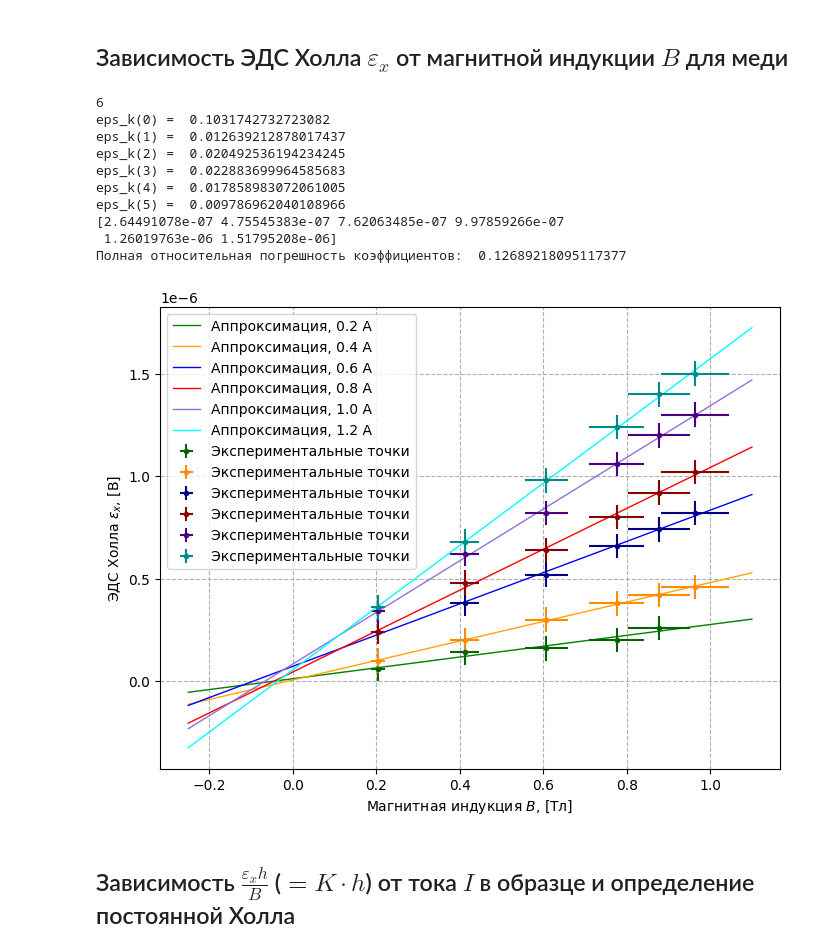
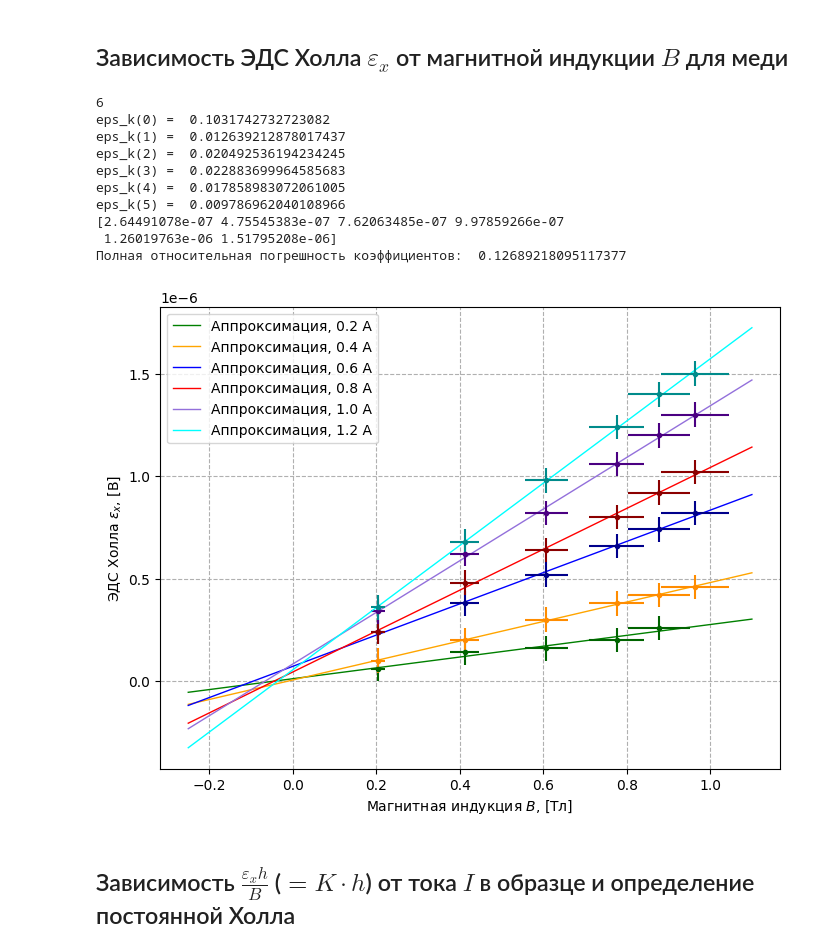
Before and after one commit to ufomann/lab_335, a Jupyter notebook: processing.ipynb, the cells around one changed output. Saved outputs shown, nothing was run; the diff lists cells and outputs as text; code cells hidden in the pictures.

```diff
--- a/processing.ipynb
+++ b/processing.ipynb
@@ -112,36 +112,36 @@ for i in range(len(Current_mag)):
     else:
         xs = MagnInd
     sigma_x = xs * (0.05 * 0.01 + eps_K)
     sigma_y = 0.06 * 10**(-6) #Систематическая погрешность = 1.5 мкВ * 4.0 * 1/100 (диапазон * класс точности)
 
     k, b, sigma_k, sigma_b = MNK(xs, ys)
     Koefs.append(k)
     print(f'eps_k({i}) = ', sigma_k/k)
     #В одну сторону
     plt.plot(x, k * x + b, "-r",linewidth=1, label=f'Аппроксимация, {Current_mod[i]} А', color = colors[i]) # аппроксимация
-    plt.errorbar(xs, ys, xerr=sigma_x, yerr=sigma_y, fmt="ok", label="Экспериментальные точки", ms=3, color = colors_d[i]) # точки с погрешностями
+    plt.errorbar(xs, ys, xerr=sigma_x, yerr=sigma_y, fmt="ok", ms=3, color = colors_d[i]) # точки с погрешностями
 
 Koefs = np.array(Koefs)
 print(Koefs)
 
 max_eps_k = 0.085
 eps_Koefs = np.sqrt(max_eps_k**2 + (0.04)**2 + (eps_K + 0.05 * 0.01)**2)
 print("Полная относительная погрешность коэффициентов: ", eps_Koefs)
 
 plt.legend() # легенда
-plt.savefig('copper.png')
+plt.savefig('zinc.png')
 # %% [output]
 6
 eps_k(0) =  0.1031742732723082
 eps_k(1) =  0.012639212878017437
 eps_k(2) =  0.020492536194234245
 eps_k(3) =  0.022883699964585683
 eps_k(4) =  0.017858983072061005
 eps_k(5) =  0.009786962040108966
 [2.64491078e-07 4.75545383e-07 7.62063485e-07 9.97859266e-07
  1.26019763e-06 1.51795208e-06]
 Полная относительная погрешность коэффициентов:  0.12689218095117377
-[figure, old version]
+[figure, new version]
 # %% [markdown]
 ## Зависимость $\frac{\varepsilon_x h}{B}$ ($=K \cdot h$) от тока $I$ в образце и определение постоянной Холла
 # %% [markdown]
```
Also changed, not shown: parts of 5 cells of this notebook, 3 other files.
